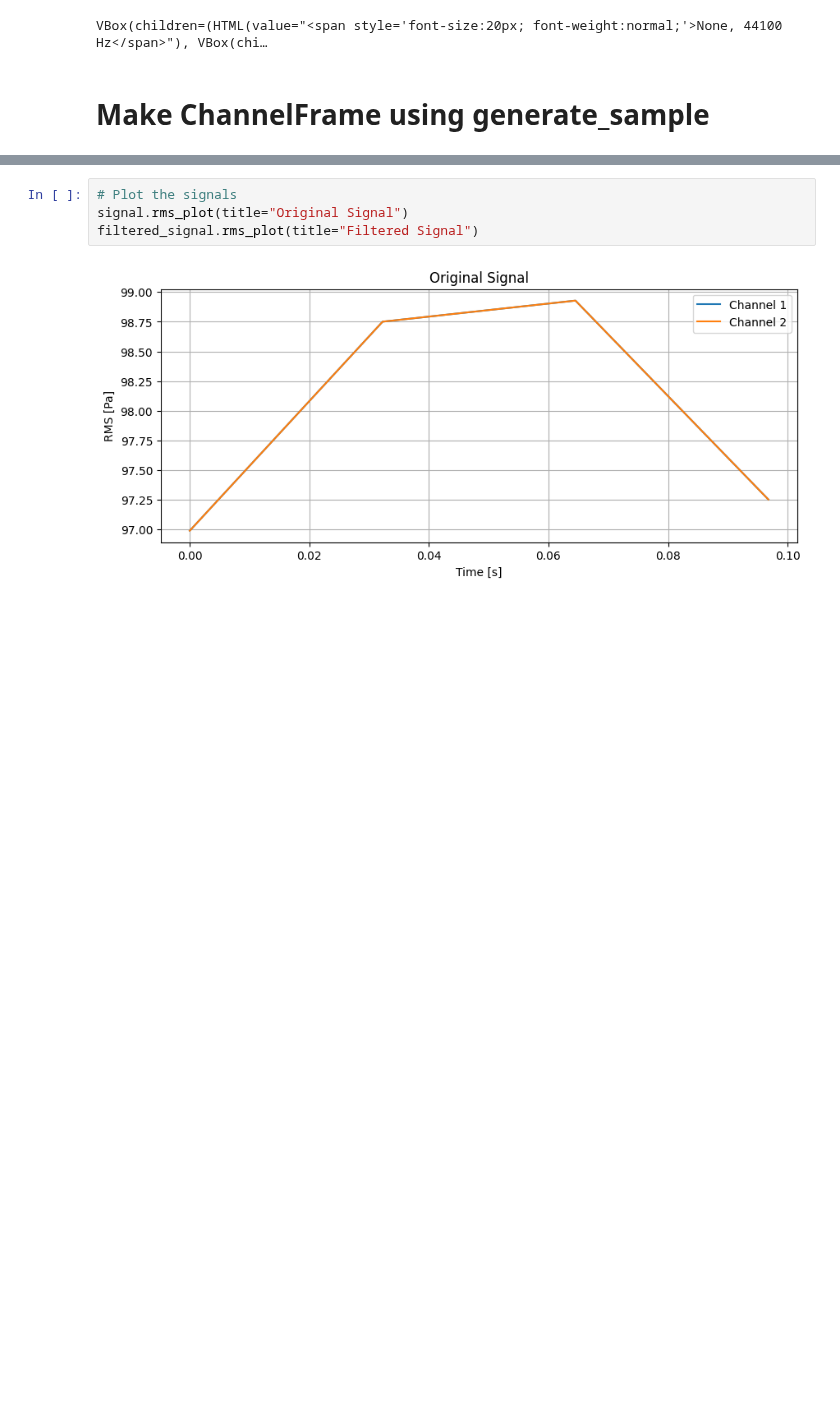
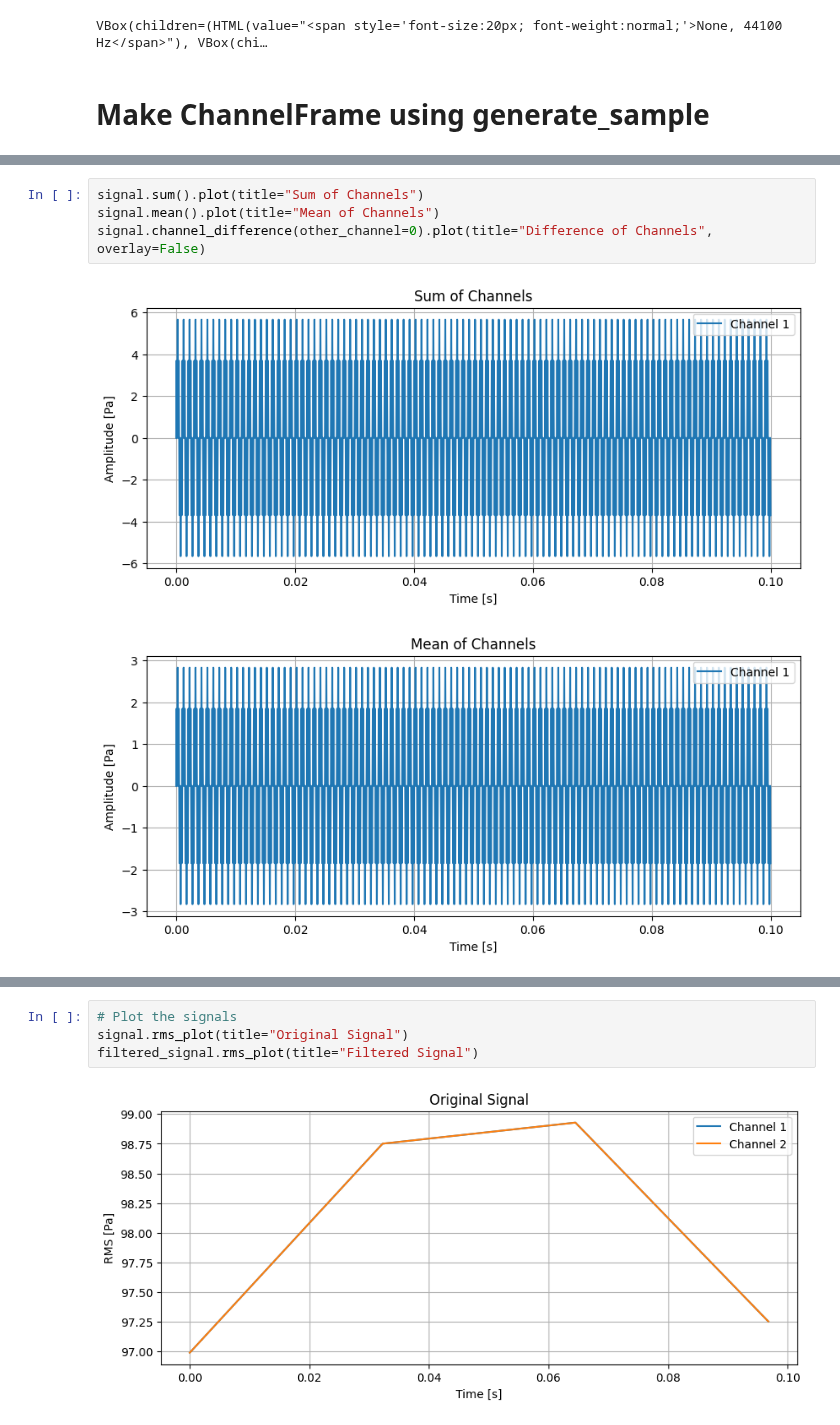
Before and after one commit to kasahart/wandas, a Jupyter notebook: examples/basic_usage.ipynb, the cells around one changed output, grey strips where cells are left out. Cells and saved outputs as stored; diff of their text form; blank space fills up the shorter version.

```diff
--- a/examples/basic_usage.ipynb
+++ b/examples/basic_usage.ipynb
@@ -43 +46,8 @@ signal["Channel 1"].plot()
 [figure]
+# %%
+signal.sum().plot(title="Sum of Channels")
+signal.mean().plot(title="Mean of Channels")
+signal.channel_difference(other_channel=0).plot(title="Difference of Channels", overlay=False)
+# %% [output]
+[figure, added]
+[figure, added]
```
Also changed, not shown: parts of 11 cells of this notebook, 31 other files.
